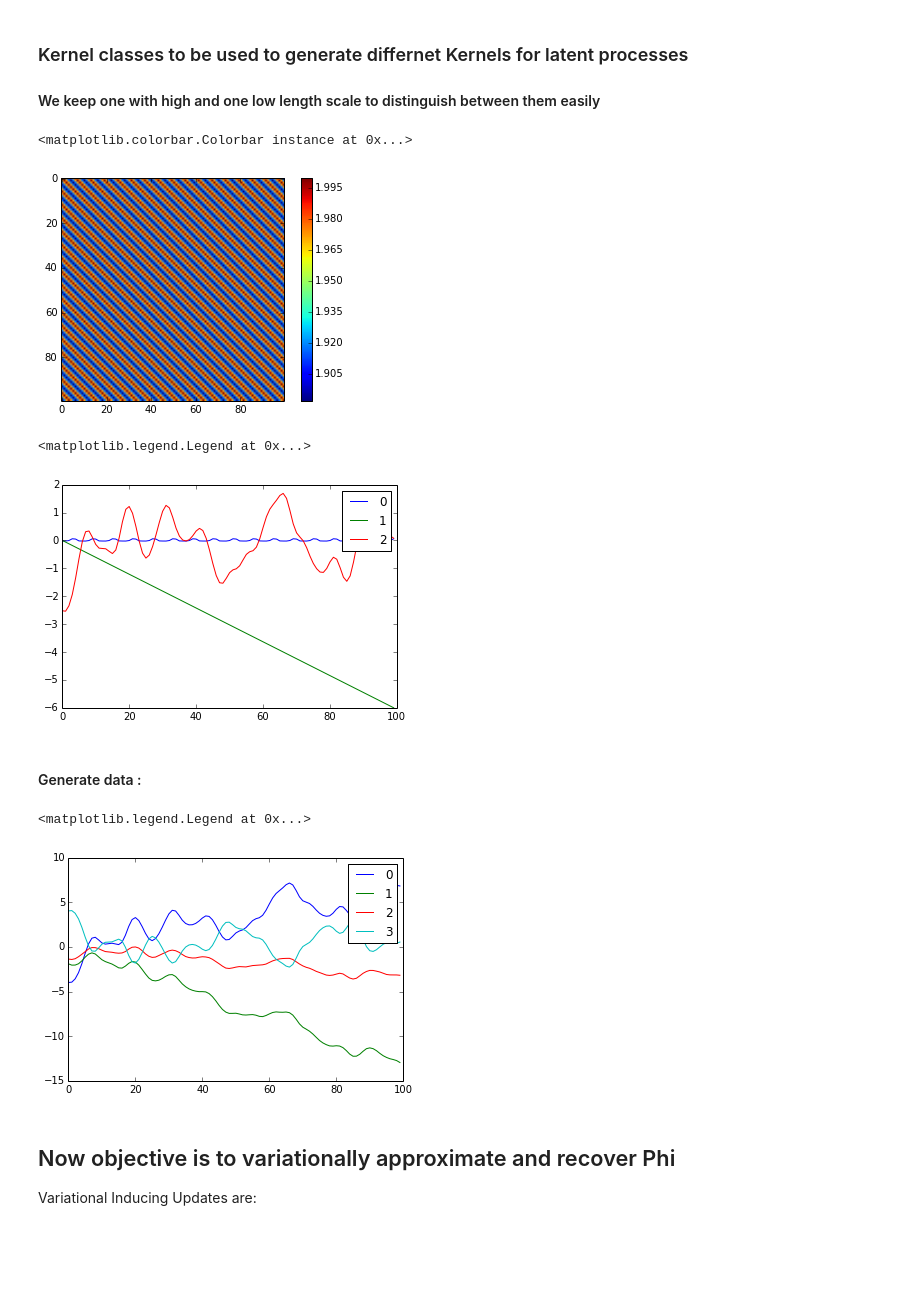
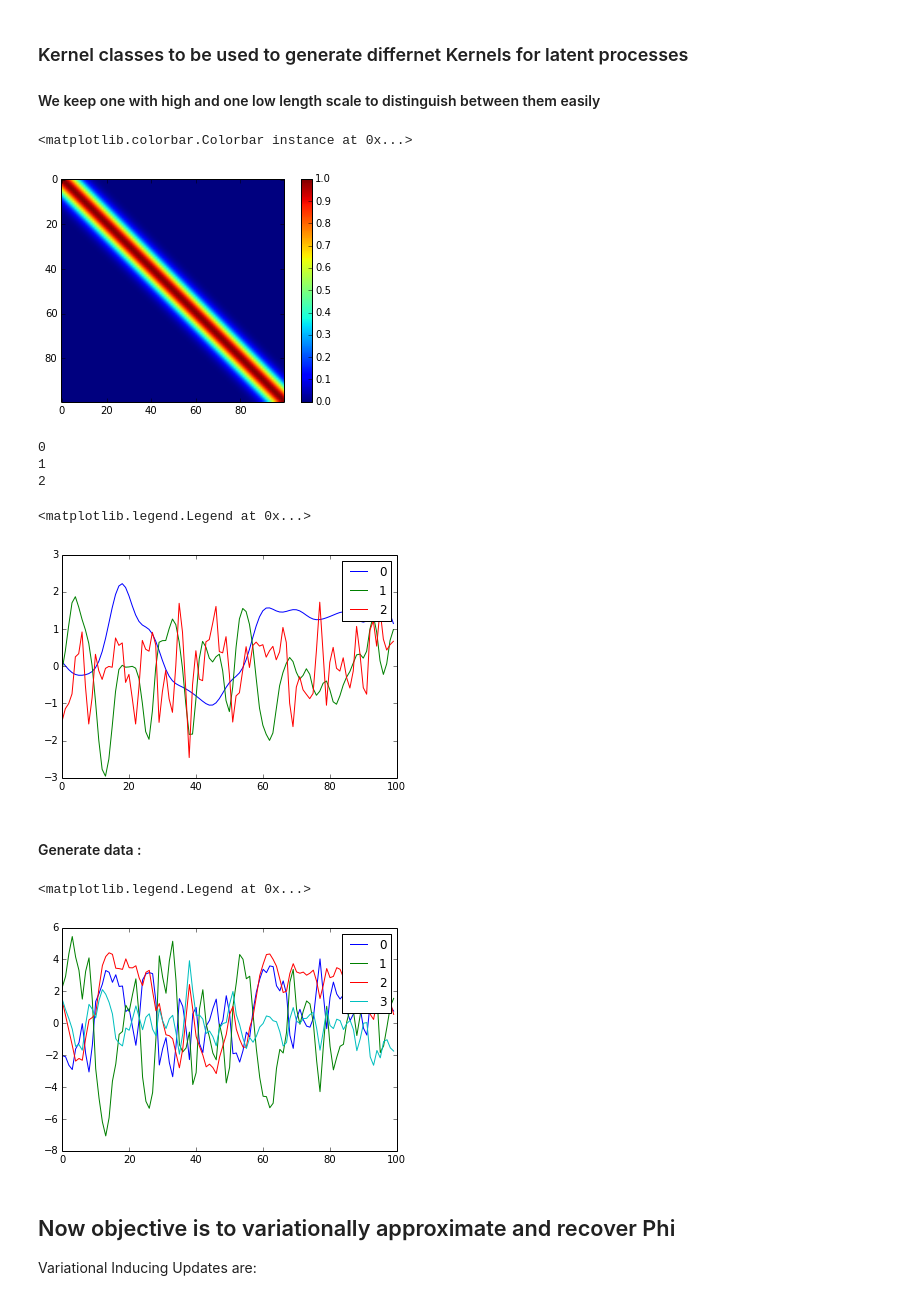
Before and after one commit to sudhNau/Baysian, a Jupyter notebook: SLFM Intro.ipynb, the cells around one changed output. Cells and saved outputs as stored; diff of their text form; code cells hidden in the pictures; blank space fills up the shorter version.

```diff
--- a/SLFM Intro.ipynb
+++ b/SLFM Intro.ipynb
@@ -91,26 +91,30 @@ class Kernel:
         return np.mat(kernel)
 # %%
 K = list()
-K.append(Kernel.generateKernel(Kernel.periodic,x,x,a=2,l=6,p=6))
-K.append(Kernel.generateKernel(Kernel.linear,x,x,a=0.005))
-K.append(Kernel.generateKernel(Kernel.exponenQuad,x,x,l=3))
-#K.append(Kernel.generateKernel(Kernel.exponenQuad,x,x,l=2))
-#K.append(Kernel.generateKernel(Kernel.exponenQuad,x,x,l=1))
+#K.append(Kernel.generateKernel(Kernel.periodic,x,x,a=2,l=6,p=6))
+#K.append(Kernel.generateKernel(Kernel.linear,x,x,a=0.005))
+K.append(Kernel.generateKernel(Kernel.exponenQuad,x,x,l=5))
+K.append(Kernel.generateKernel(Kernel.exponenQuad,x,x,l=2))
+K.append(Kernel.generateKernel(Kernel.exponenQuad,x,x,l=1))
 imshow(K[0],interpolation=None)
 plt.colorbar()
 # %% [output]
 <matplotlib.colorbar.Colorbar instance at 0x...>
-[figure, old version]
+[figure, new version]
 # %%
 #Latent Gaussian Processes:
 u = np.zeros((P,N))
 for p in range(P):
+    print p
     u[p,:] = np.random.multivariate_normal(mean=np.zeros(N).flatten(),cov=K[p])
     plt.plot(u[p,:],label=p)
 plt.legend()
 # %% [output]
-<matplotlib.legend.Legend at 0x...>
+0
+1
+2
+<matplotlib.legend.Legend at 0x...>
-[figure, old version]
+[figure, new version]
 # %% [markdown]
 #### Generate data :
 # %%
@@ -122,7 +126,7 @@ for c in range(C):
 plt.legend()
 # %% [output]
 <matplotlib.legend.Legend at 0x...>
-[figure, old version]
+[figure, new version]
 # %% [markdown]
 ## Now objective is to variationally approximate and recover Phi
 
```
Also changed, not shown: parts of 10 cells of this notebook, 2 other files.
